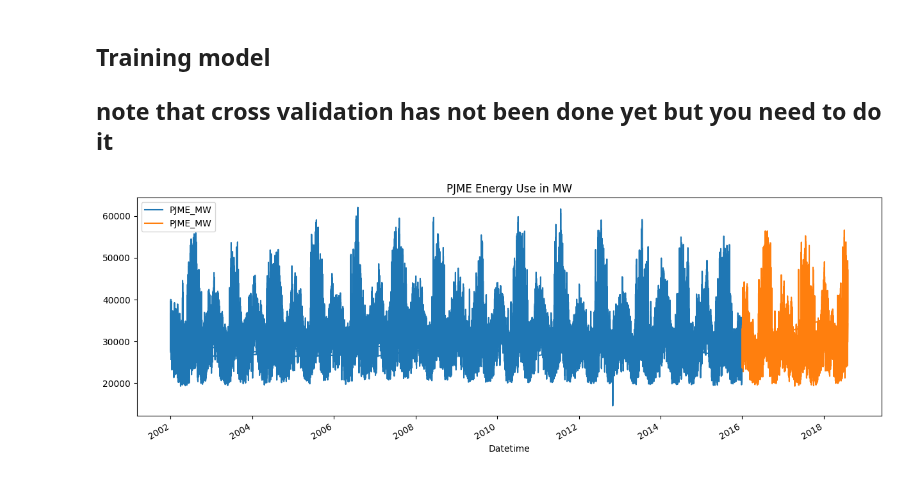
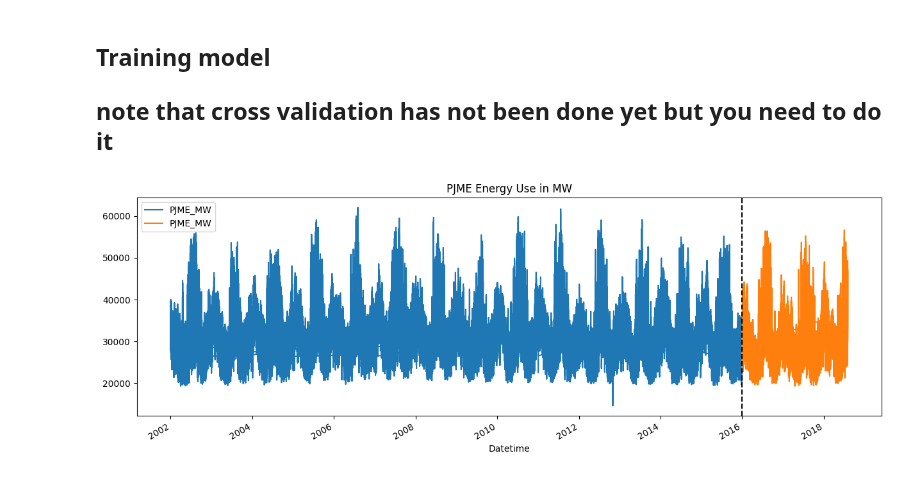
Before and after one commit to Phionanamugga/Energy_Projects, a Jupyter notebook: load_forecastingUSA.ipynb, the cells around one changed output. Drawn from its saved outputs; the diff is of its cells as text; code cells hidden in the pictures.

Commit message:
splits dataset

```diff
--- a/load_forecastingUSA.ipynb
+++ b/load_forecastingUSA.ipynb
@@ -51,13 +51,14 @@ RangeIndex(start=0, stop=145366, step=1)
 ## note that cross validation has not been done yet but you need to do it
 # %%
 #Train/Test Split
-train = df.loc[df.index < '2015-12-31']
+train = df.loc[df.index < '2015-12-31'] # locates data before 2015-12-31
 test = df.loc[df.index >= '2016-01-01']
 
 fig, ax = plt.subplots(figsize=(15, 5))
 train.plot(ax=ax, label='Training Set', title='PJME Energy Use in MW')
 test.plot(ax=ax, label='Test Set')
-plt.legend()
+
+ax.axvline('2016-01-01', color='black', ls='--') # adding vertical line to indicate split
 plt.show()
 # %% [output]
-[figure, old version]
+[figure, new version]
```
